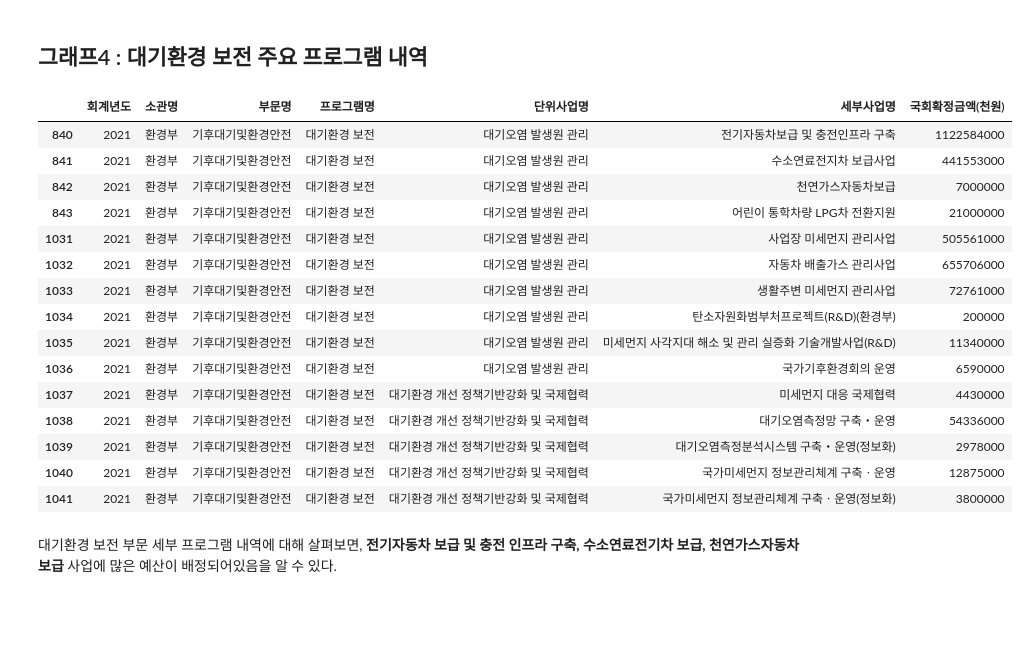
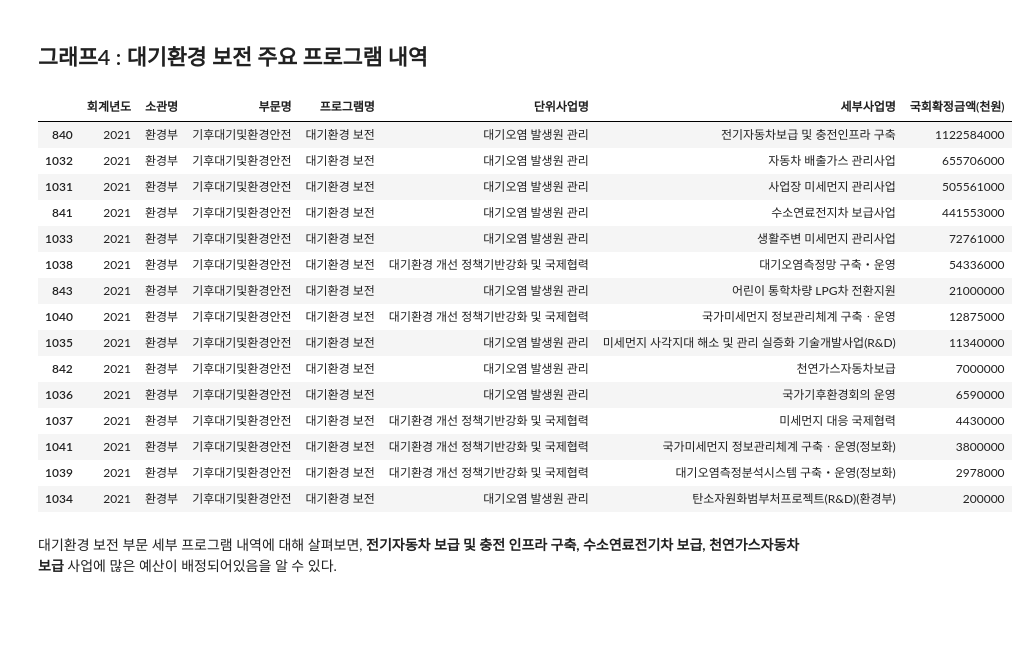
Before and after one commit to Eco-Financial/Eco-Financial, a Jupyter notebook: 환경부 기후 대기 사업 재정 데이터 시각화.ipynb, the cells around one changed output. Cells and saved outputs as stored; diff of their text form; code cells hidden in the pictures.

```diff
--- a/환경부 기후 대기 사업 재정 데이터 시각화.ipynb
+++ b/환경부 기후 대기 사업 재정 데이터 시각화.ipynb
@@ -267,26 +267,26 @@ plt.show()
 # %%
 spec_budget = env_budget_df[env_budget_df['프로그램명'] == "대기환경 보전"]
 spec_budget = spec_budget[spec_budget['회계년도'] == 2021]
 spec_budget[['회계년도', '부문명', '프로그램명', '세부사업명' ,'국회확정금액(천원)']].set_index('회계년도', inplace=True)
-spec_budget.sort_values(by=['국회확정금액(천원)'], axis=0, ascending=False)
+spec_budget.sort_values(by=['국회확정금액(천원)'], axis=0, ascending=False, inplace=True)
 spec_budget
 # %% [output]
 |  | 회계년도 | 소관명 | 부문명 | 프로그램명 | 단위사업명 | 세부사업명 | 국회확정금액(천원) |
 | 840 | 2021 | 환경부 | 기후대기및환경안전 | 대기환경 보전 | 대기오염 발생원 관리 | 전기자동차보급 및 충전인프라 구축 | 1122584000 |
+| 1032 | 2021 | 환경부 | 기후대기및환경안전 | 대기환경 보전 | 대기오염 발생원 관리 | 자동차 배출가스 관리사업 | 655706000 |
+| 1031 | 2021 | 환경부 | 기후대기및환경안전 | 대기환경 보전 | 대기오염 발생원 관리 | 사업장 미세먼지 관리사업 | 505561000 |
 | 841 | 2021 | 환경부 | 기후대기및환경안전 | 대기환경 보전 | 대기오염 발생원 관리 | 수소연료전지차 보급사업 | 441553000 |
+| 1033 | 2021 | 환경부 | 기후대기및환경안전 | 대기환경 보전 | 대기오염 발생원 관리 | 생활주변 미세먼지 관리사업 | 72761000 |
+| 1038 | 2021 | 환경부 | 기후대기및환경안전 | 대기환경 보전 | 대기환경 개선 정책기반강화 및 국제협력 | 대기오염측정망 구축・운영 | 54336000 |
+| 843 | 2021 | 환경부 | 기후대기및환경안전 | 대기환경 보전 | 대기오염 발생원 관리 | 어린이 통학차량 LPG차 전환지원 | 21000000 |
+| 1040 | 2021 | 환경부 | 기후대기및환경안전 | 대기환경 보전 | 대기환경 개선 정책기반강화 및 국제협력 | 국가미세먼지 정보관리체계 구축ㆍ운영 | 12875000 |
+| 1035 | 2021 | 환경부 | 기후대기및환경안전 | 대기환경 보전 | 대기오염 발생원 관리 | 미세먼지 사각지대 해소 및 관리 실증화 기술개발사업(R&D) | 11340000 |
 | 842 | 2021 | 환경부 | 기후대기및환경안전 | 대기환경 보전 | 대기오염 발생원 관리 | 천연가스자동차보급 | 7000000 |
-| 843 | 2021 | 환경부 | 기후대기및환경안전 | 대기환경 보전 | 대기오염 발생원 관리 | 어린이 통학차량 LPG차 전환지원 | 21000000 |
-| 1031 | 2021 | 환경부 | 기후대기및환경안전 | 대기환경 보전 | 대기오염 발생원 관리 | 사업장 미세먼지 관리사업 | 505561000 |
-| 1032 | 2021 | 환경부 | 기후대기및환경안전 | 대기환경 보전 | 대기오염 발생원 관리 | 자동차 배출가스 관리사업 | 655706000 |
-| 1033 | 2021 | 환경부 | 기후대기및환경안전 | 대기환경 보전 | 대기오염 발생원 관리 | 생활주변 미세먼지 관리사업 | 72761000 |
-| 1034 | 2021 | 환경부 | 기후대기및환경안전 | 대기환경 보전 | 대기오염 발생원 관리 | 탄소자원화범부처프로젝트(R&D)(환경부) | 200000 |
-| 1035 | 2021 | 환경부 | 기후대기및환경안전 | 대기환경 보전 | 대기오염 발생원 관리 | 미세먼지 사각지대 해소 및 관리 실증화 기술개발사업(R&D) | 11340000 |
 | 1036 | 2021 | 환경부 | 기후대기및환경안전 | 대기환경 보전 | 대기오염 발생원 관리 | 국가기후환경회의 운영 | 6590000 |
 | 1037 | 2021 | 환경부 | 기후대기및환경안전 | 대기환경 보전 | 대기환경 개선 정책기반강화 및 국제협력 | 미세먼지 대응 국제협력 | 4430000 |
-| 1038 | 2021 | 환경부 | 기후대기및환경안전 | 대기환경 보전 | 대기환경 개선 정책기반강화 및 국제협력 | 대기오염측정망 구축・운영 | 54336000 |
+| 1041 | 2021 | 환경부 | 기후대기및환경안전 | 대기환경 보전 | 대기환경 개선 정책기반강화 및 국제협력 | 국가미세먼지 정보관리체계 구축ㆍ운영(정보화) | 3800000 |
 | 1039 | 2021 | 환경부 | 기후대기및환경안전 | 대기환경 보전 | 대기환경 개선 정책기반강화 및 국제협력 | 대기오염측정분석시스템 구축・운영(정보화) | 2978000 |
-| 1040 | 2021 | 환경부 | 기후대기및환경안전 | 대기환경 보전 | 대기환경 개선 정책기반강화 및 국제협력 | 국가미세먼지 정보관리체계 구축ㆍ운영 | 12875000 |
-| 1041 | 2021 | 환경부 | 기후대기및환경안전 | 대기환경 보전 | 대기환경 개선 정책기반강화 및 국제협력 | 국가미세먼지 정보관리체계 구축ㆍ운영(정보화) | 3800000 |
+| 1034 | 2021 | 환경부 | 기후대기및환경안전 | 대기환경 보전 | 대기오염 발생원 관리 | 탄소자원화범부처프로젝트(R&D)(환경부) | 200000 |
 # %% [markdown]
 대기환경 보전 부문 세부 프로그램 내역에 대해 살펴보면,
 __전기자동차 보급 및 충전 인프라 구축, 수소연료전기차 보급, 천연가스자동차 보급__ 사업에 많은 예산이 배정되어있음을 알 수 있다.
```
Also changed, not shown: 5 other files.
